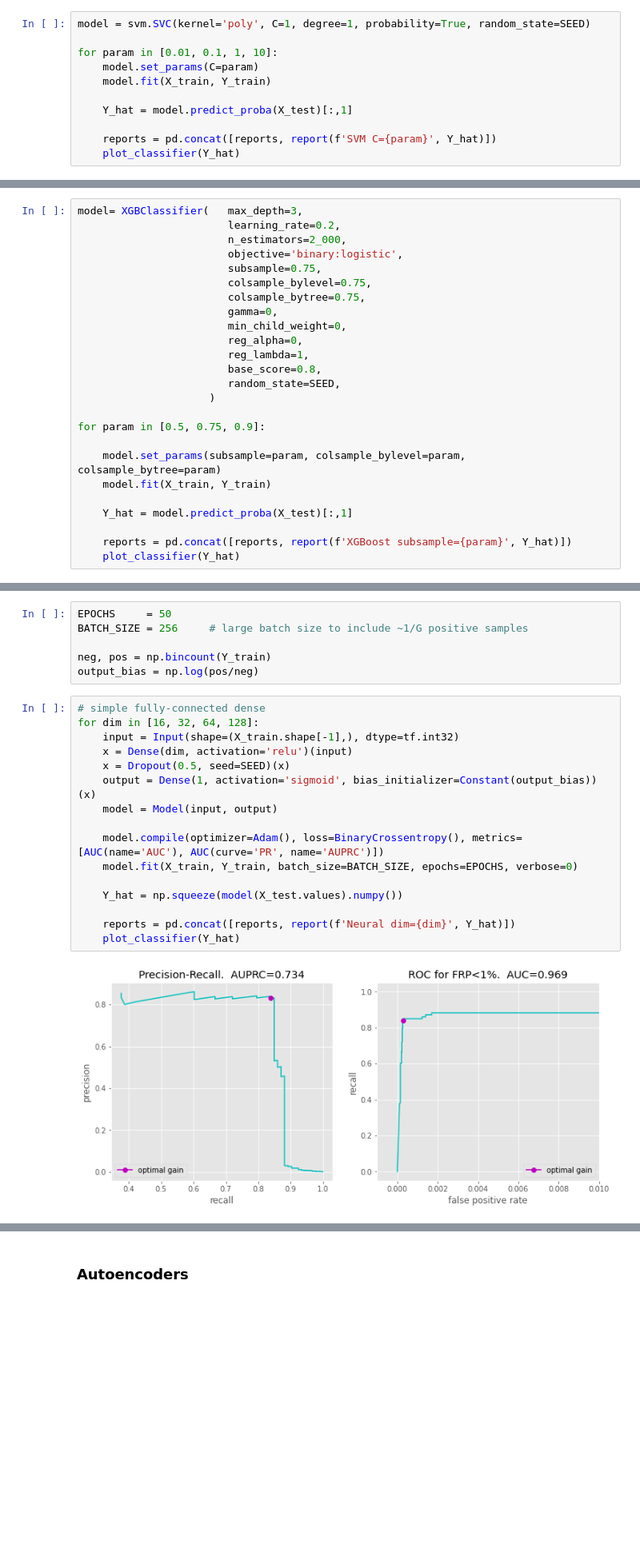
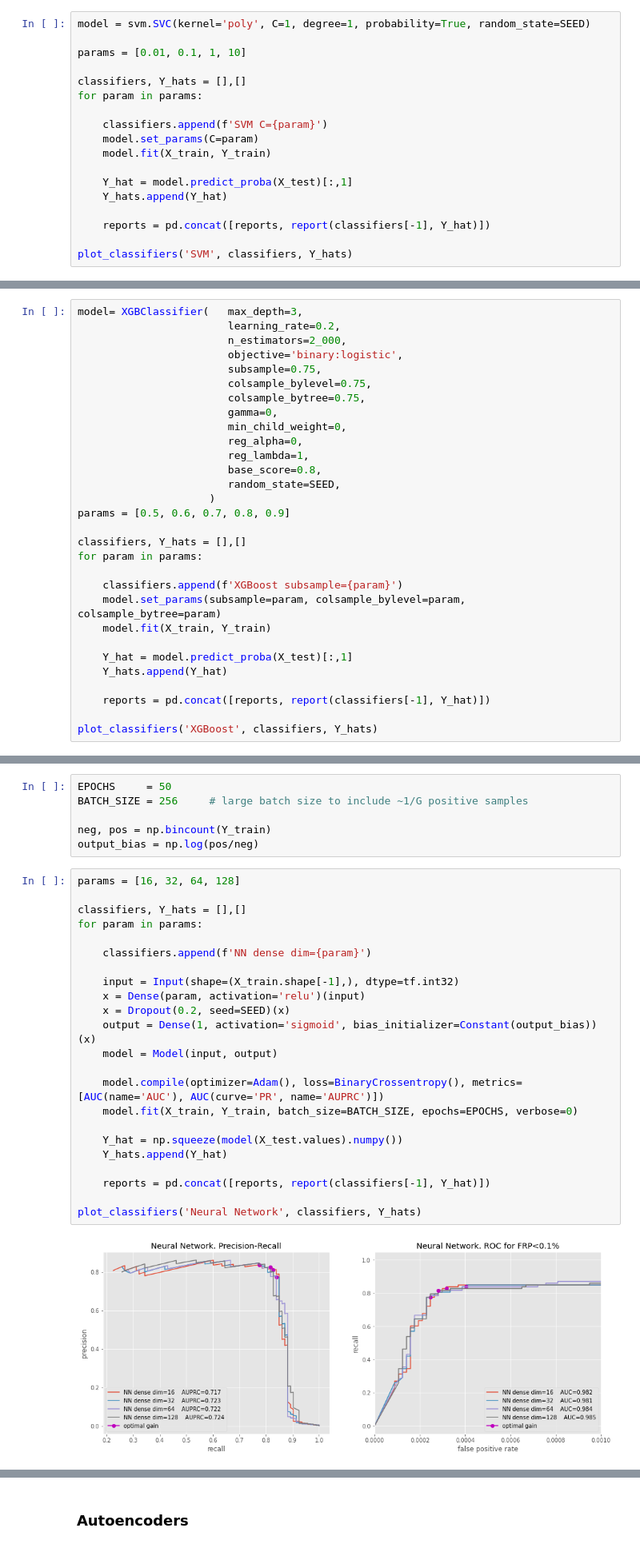
Before and after one commit to dlevonian/cc-fraud-detection, a Jupyter notebook: ulb_cc_fraud_detection.ipynb, the cells around one changed output, grey strips where cells are left out. Shown at 80% size. Cells and saved outputs as stored; diff of their text form; blank space fills up the shorter version.

```diff
--- a/ulb_cc_fraud_detection.ipynb
+++ b/ulb_cc_fraud_detection.ipynb
@@ -483,12 +502,19 @@ Conclusions from the Logistic Primer:
 # %%
 model = svm.SVC(kernel='poly', C=1, degree=1, probability=True, random_state=SEED)
 
-for param in [0.01, 0.1, 1, 10]:
+params = [0.01, 0.1, 1, 10]
+
+classifiers, Y_hats = [],[]
+for param in params:
+
+    classifiers.append(f'SVM C={param}')
     model.set_params(C=param)
     model.fit(X_train, Y_train)
 
     Y_hat = model.predict_proba(X_test)[:,1]
+    Y_hats.append(Y_hat)
 
-    reports = pd.concat([reports, report(f'SVM C={param}', Y_hat)])
-    plot_classifier(Y_hat)
+    reports = pd.concat([reports, report(classifiers[-1], Y_hat)])
+
+plot_classifiers('SVM', classifiers, Y_hats)
 # %% [output]
@@ -525,14 +554,19 @@ model= XGBClassifier(   max_depth=3,
                         base_score=0.8,
                         random_state=SEED,
                      )
+params = [0.5, 0.6, 0.7, 0.8, 0.9]
 
-for param in [0.5, 0.75, 0.9]:
+classifiers, Y_hats = [],[]
+for param in params:
 
+    classifiers.append(f'XGBoost subsample={param}')
     model.set_params(subsample=param, colsample_bylevel=param, colsample_bytree=param)
     model.fit(X_train, Y_train)
 
     Y_hat = model.predict_proba(X_test)[:,1]
+    Y_hats.append(Y_hat)
 
-    reports = pd.concat([reports, report(f'XGBoost subsample={param}', Y_hat)])
-    plot_classifier(Y_hat)
+    reports = pd.concat([reports, report(classifiers[-1], Y_hat)])
+
+plot_classifiers('XGBoost', classifiers, Y_hats)
 # %% [output]
@@ -563,20 +603,27 @@ BATCH_SIZE = 256     # large batch size to include ~1/G positive samples
 neg, pos = np.bincount(Y_train)
 output_bias = np.log(pos/neg)
 # %%
-# simple fully-connected dense
-for dim in [16, 32, 64, 128]:
+params = [16, 32, 64, 128]
+
+classifiers, Y_hats = [],[]
+for param in params:
+
+    classifiers.append(f'NN dense dim={param}')
+
     input = Input(shape=(X_train.shape[-1],), dtype=tf.int32)
-    x = Dense(dim, activation='relu')(input)
-    x = Dropout(0.5, seed=SEED)(x)
+    x = Dense(param, activation='relu')(input)
+    x = Dropout(0.2, seed=SEED)(x)
     output = Dense(1, activation='sigmoid', bias_initializer=Constant(output_bias))(x)
     model = Model(input, output)
 
     model.compile(optimizer=Adam(), loss=BinaryCrossentropy(), metrics=[AUC(name='AUC'), AUC(curve='PR', name='AUPRC')])
     model.fit(X_train, Y_train, batch_size=BATCH_SIZE, epochs=EPOCHS, verbose=0)
 
     Y_hat = np.squeeze(model(X_test.values).numpy())
+    Y_hats.append(Y_hat)
 
-    reports = pd.concat([reports, report(f'Neural dim={dim}', Y_hat)])
-    plot_classifier(Y_hat)
+    reports = pd.concat([reports, report(classifiers[-1], Y_hat)])
+
+plot_classifiers('Neural Network', classifiers, Y_hats)
 # %% [output]
-[figure, old version]
+[figure, new version]
```
Also changed, not shown: parts of 23 cells of this notebook.
